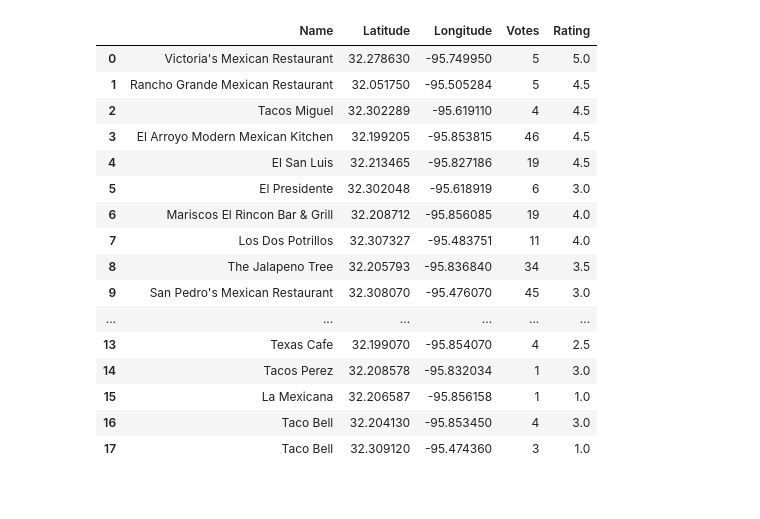
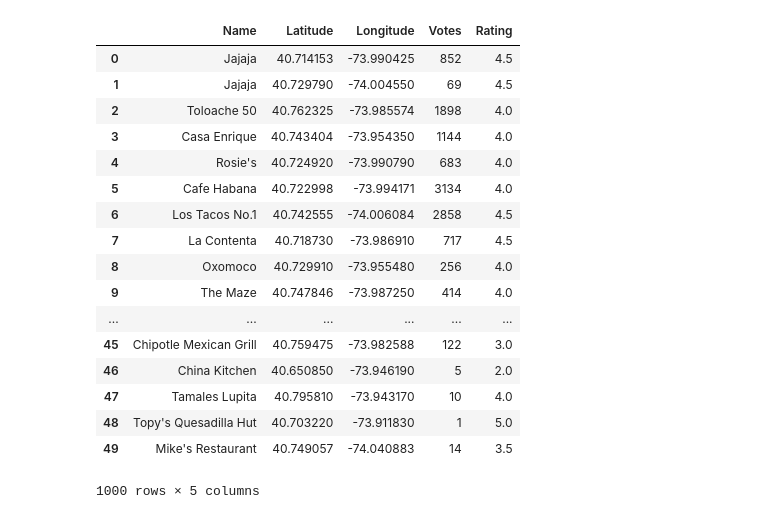
Before and after one commit to mtagruda/FlaskFoodies, a Jupyter notebook: yelp_api_mexican_Houston_NY.ipynb, the cells around one changed output. Cells and saved outputs as stored; diff of their text form; code cells hidden in the pictures.

```diff
--- a/yelp_api_mexican_Houston_NY.ipynb
+++ b/yelp_api_mexican_Houston_NY.ipynb
@@ -179,37 +70,0 @@ df_yelp_houston_mexican_set3
-# %%
-# Mexican restaurants in Houston- set 4
-headers = {'Authorization':'Bearer '+ yelp_API}
-params_set4 = {'location': 'Houston, TX',
-               'limit': 50,
-               'offset':450,
-          'categories': 'mexican',
-         'term': 'restaurant'}
-response = requests.get(url, headers=headers, params=params_set4)
-response_json=response.json()
-res_lat=[]
-res_long=[]
-res_name=[]
-res_rating=[]
-res_vote=[]
-for respo in response_json:
-    nam=response_json['businesses']
-    for na in nam:
-        try:
-            name= na['name']
-            rating= na['rating']
-            vote=na['review_count']
-            lat=na['coordinates']['latitude']
-            long=na['coordinates']['longitude']
-            res_name.append(name)
-            res_rating.append(rating)
-            res_vote.append(vote)
-            res_lat.append(lat)
-            res_long.append(long)
-        except:
-            print('NA')
-df_yelp_houston_mexican_set4=pd.DataFrame({'Name': res_name,
-                              'Latitude':res_lat,
-                              'Longitude': res_long,
-                              'Votes': res_vote,
-                              'Rating': res_rating})
-df_yelp_houston_mexican_set4
@@ -340,24 +158,25 @@ df_yelp_ny_mexican_set1
 # %%
 # Drop duplicates:
-df_yelp_ny_mexican_all=df_yelp_ny_mexican_set1.drop_duplicates(keep='first')
+df_yelp_ny_mexican_all=df_yelp_ny_mexican.drop_duplicates(keep='first')
 df_yelp_ny_mexican_all
 # %% [output]
 |  | Name | Latitude | Longitude | Votes | Rating |
-| 0 | Victoria's Mexican Restaurant | 32.278630 | -95.749950 | 5 | 5.0 |
-| 1 | Rancho Grande Mexican Restaurant | 32.051750 | -95.505284 | 5 | 4.5 |
-| 2 | Tacos Miguel | 32.302289 | -95.619110 | 4 | 4.5 |
-| 3 | El Arroyo Modern Mexican Kitchen | 32.199205 | -95.853815 | 46 | 4.5 |
-| 4 | El San Luis | 32.213465 | -95.827186 | 19 | 4.5 |
-| 5 | El Presidente | 32.302048 | -95.618919 | 6 | 3.0 |
-| 6 | Mariscos El Rincon Bar & Grill | 32.208712 | -95.856085 | 19 | 4.0 |
-| 7 | Los Dos Potrillos | 32.307327 | -95.483751 | 11 | 4.0 |
-| 8 | The Jalapeno Tree | 32.205793 | -95.836840 | 34 | 3.5 |
-| 9 | San Pedro's Mexican Restaurant | 32.308070 | -95.476070 | 45 | 3.0 |
+| 0 | Jajaja | 40.714153 | -73.990425 | 852 | 4.5 |
+| 1 | Jajaja | 40.729790 | -74.004550 | 69 | 4.5 |
+| 2 | Toloache 50 | 40.762325 | -73.985574 | 1898 | 4.0 |
+| 3 | Casa Enrique | 40.743404 | -73.954350 | 1144 | 4.0 |
+| 4 | Rosie's | 40.724920 | -73.990790 | 683 | 4.0 |
+| 5 | Cafe Habana | 40.722998 | -73.994171 | 3134 | 4.0 |
+| 6 | Los Tacos No.1 | 40.742555 | -74.006084 | 2858 | 4.5 |
+| 7 | La Contenta | 40.718730 | -73.986910 | 717 | 4.5 |
+| 8 | Oxomoco | 40.729910 | -73.955480 | 256 | 4.0 |
+| 9 | The Maze | 40.747846 | -73.987250 | 414 | 4.0 |
 | ... | ... | ... | ... | ... | ... |
-| 13 | Texas Cafe | 32.199070 | -95.854070 | 4 | 2.5 |
-| 14 | Tacos Perez | 32.208578 | -95.832034 | 1 | 3.0 |
-| 15 | La Mexicana | 32.206587 | -95.856158 | 1 | 1.0 |
-| 16 | Taco Bell | 32.204130 | -95.853450 | 4 | 3.0 |
-| 17 | Taco Bell | 32.309120 | -95.474360 | 3 | 1.0 |
+| 45 | Chipotle Mexican Grill | 40.759475 | -73.982588 | 122 | 3.0 |
+| 46 | China Kitchen | 40.650850 | -73.946190 | 5 | 2.0 |
+| 47 | Tamales Lupita | 40.795810 | -73.943170 | 10 | 4.0 |
+| 48 | Topy's Quesadilla Hut | 40.703220 | -73.911830 | 1 | 5.0 |
+| 49 | Mike's Restaurant | 40.749057 | -74.040883 | 14 | 3.5 |
+1000 rows × 5 columns
 # %%
 #### Save raw data to csv
```
Also changed, not shown: parts of 10 cells of this notebook, 14 other files.
